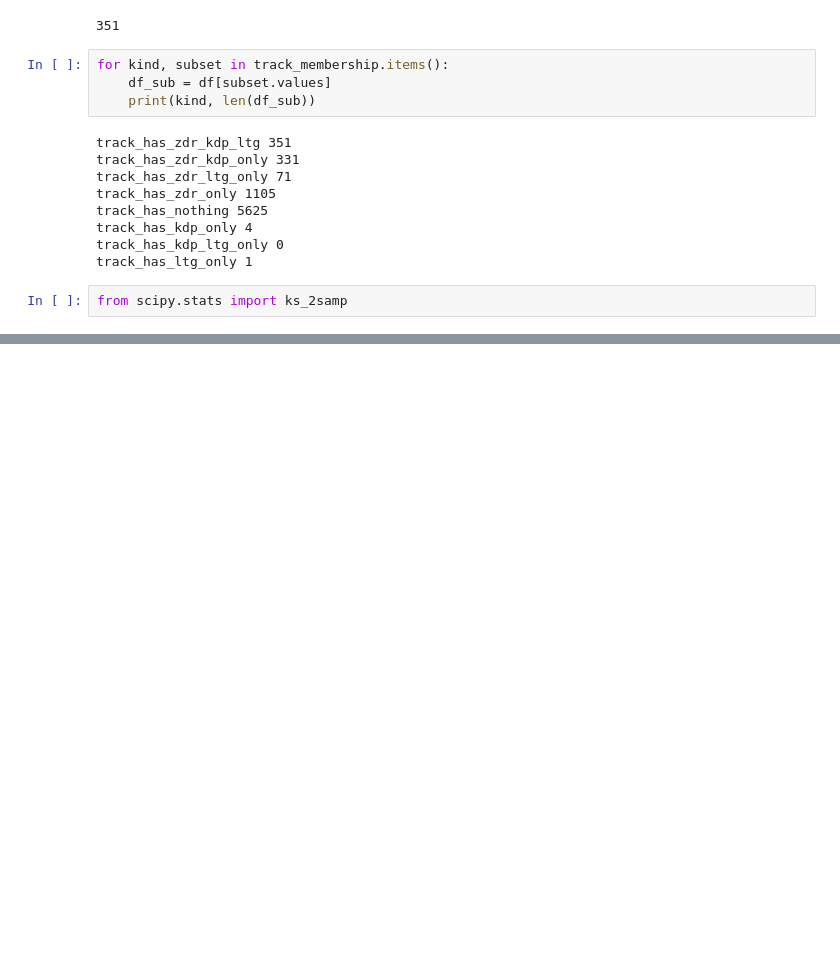
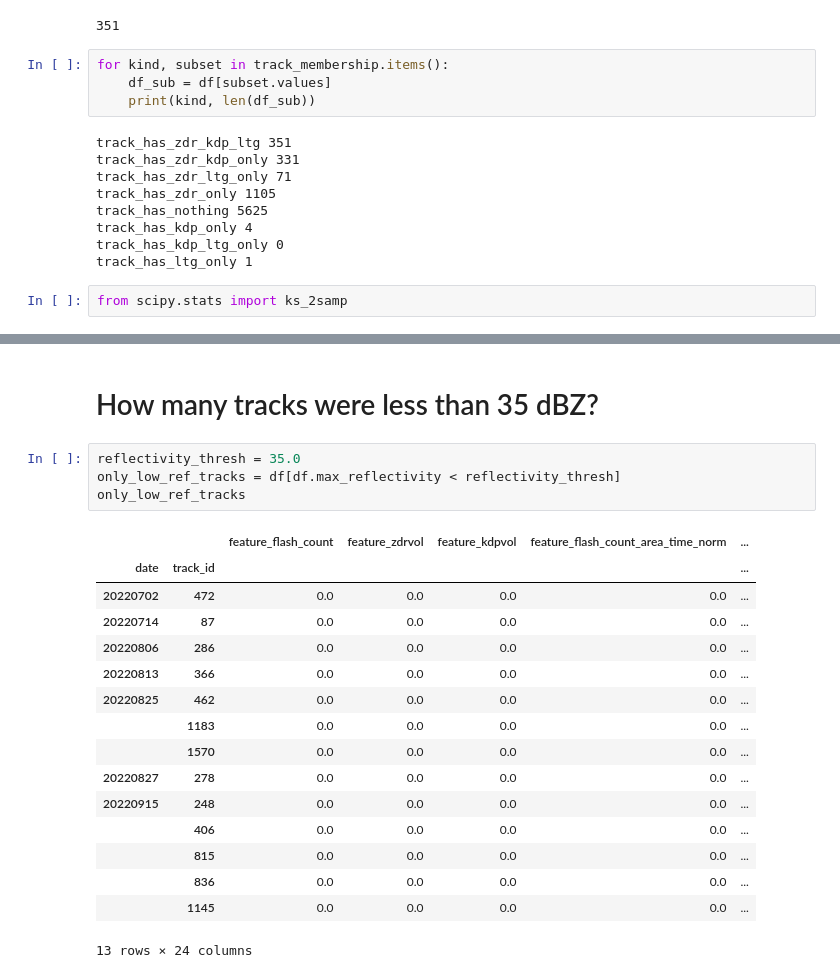
Before and after one commit to deeplycloudy/TRACER-PAWS-NEXRAD-LMA, a Jupyter notebook: notebooks/track_class.ipynb, the cells around one changed output, grey strips where cells are left out. Cells and saved outputs as stored; diff of their text form; blank space fills up the shorter version.

```diff
--- a/notebooks/track_class.ipynb
+++ b/notebooks/track_class.ipynb
@@ -258,0 +425,23 @@ KstestResult(statistic=0.3680722321205705, pvalue=4.557825947582155e-21, statist
+# %% [markdown]
+# How many tracks were less than 35 dBZ?
+# %%
+reflectivity_thresh = 35.0
+only_low_ref_tracks = df[df.max_reflectivity < reflectivity_thresh]
+only_low_ref_tracks
+# %% [output]
+|  |  | feature_flash_count | feature_zdrvol | feature_kdpvol | feature_flash_count_area_time_norm | ... |
+| date | track_id |  |  |  |  | ... |
+| 20220702 | 472 | 0.0 | 0.0 | 0.0 | 0.0 | ... |
+| 20220714 | 87 | 0.0 | 0.0 | 0.0 | 0.0 | ... |
+| 20220806 | 286 | 0.0 | 0.0 | 0.0 | 0.0 | ... |
+| 20220813 | 366 | 0.0 | 0.0 | 0.0 | 0.0 | ... |
+| 20220825 | 462 | 0.0 | 0.0 | 0.0 | 0.0 | ... |
+|  | 1183 | 0.0 | 0.0 | 0.0 | 0.0 | ... |
+|  | 1570 | 0.0 | 0.0 | 0.0 | 0.0 | ... |
+| 20220827 | 278 | 0.0 | 0.0 | 0.0 | 0.0 | ... |
+| 20220915 | 248 | 0.0 | 0.0 | 0.0 | 0.0 | ... |
+|  | 406 | 0.0 | 0.0 | 0.0 | 0.0 | ... |
+|  | 815 | 0.0 | 0.0 | 0.0 | 0.0 | ... |
+|  | 836 | 0.0 | 0.0 | 0.0 | 0.0 | ... |
+|  | 1145 | 0.0 | 0.0 | 0.0 | 0.0 | ... |
+13 rows × 24 columns
```
Also changed, not shown: parts of 18 cells of this notebook, 4 other files.
